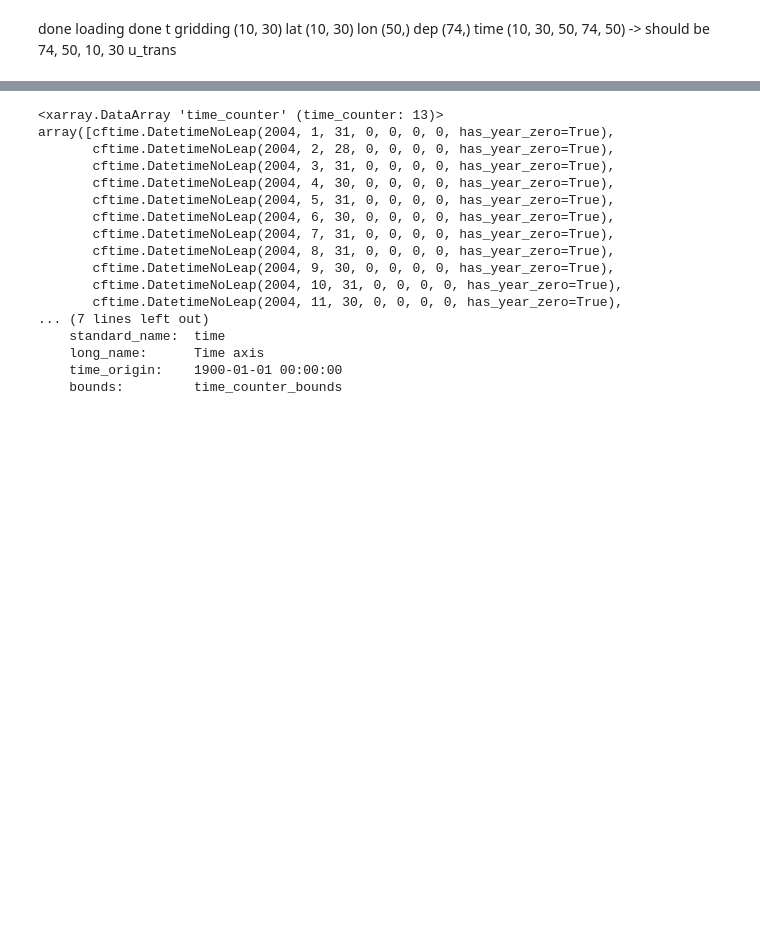
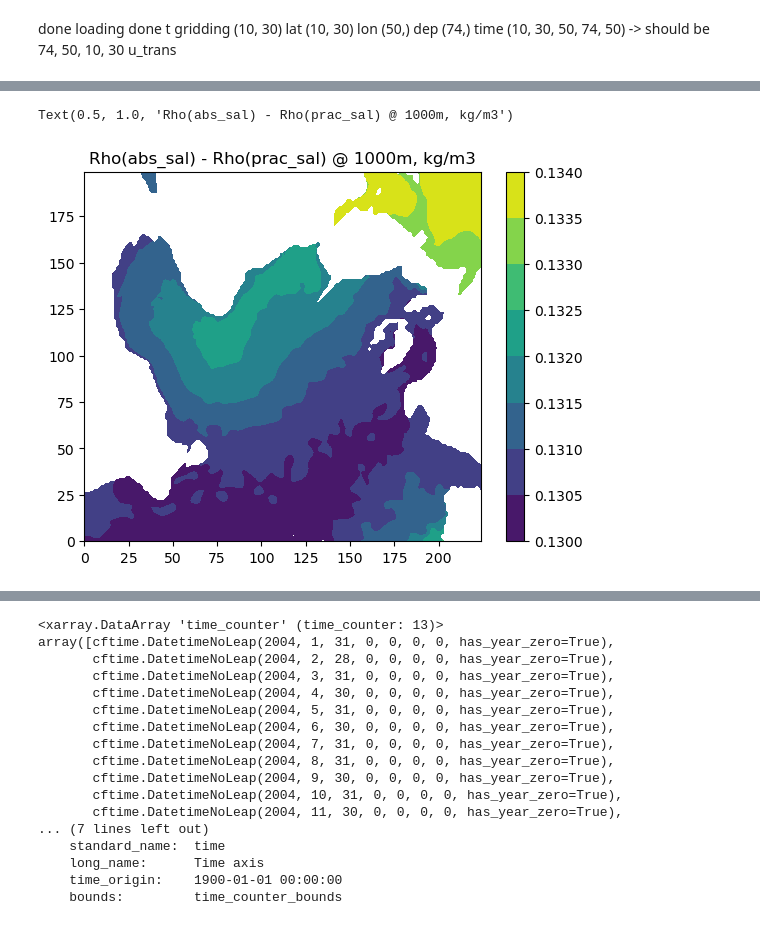
Before and after one commit to gekirkpatrick/NEMO-Analysis-Base-Scripts, a Jupyter notebook: water_mass_transports.ipynb, the cells around one changed output, grey strips where cells are left out. Drawn from its saved outputs; the diff is of its cells as text; code cells hidden in the pictures; blank space fills up the shorter version.

```diff
--- a/water_mass_transports.ipynb
+++ b/water_mass_transports.ipynb
@@ -388,0 +365,7 @@ px = [0,1,2,3,4,5,6,7,8,9]
+# %%
+plt.contourf(rho_a[0,35,250:450, 150:375]-rho_p[0,35,250:450, 150:375])
+plt.colorbar()
+plt.title('Rho(abs_sal) - Rho(prac_sal) @ 1000m, kg/m3')
+# %% [output]
+Text(0.5, 1.0, 'Rho(abs_sal) - Rho(prac_sal) @ 1000m, kg/m3')
+[figure, added]
```
Also changed, not shown: parts of 15 cells of this notebook, 1 other file.
